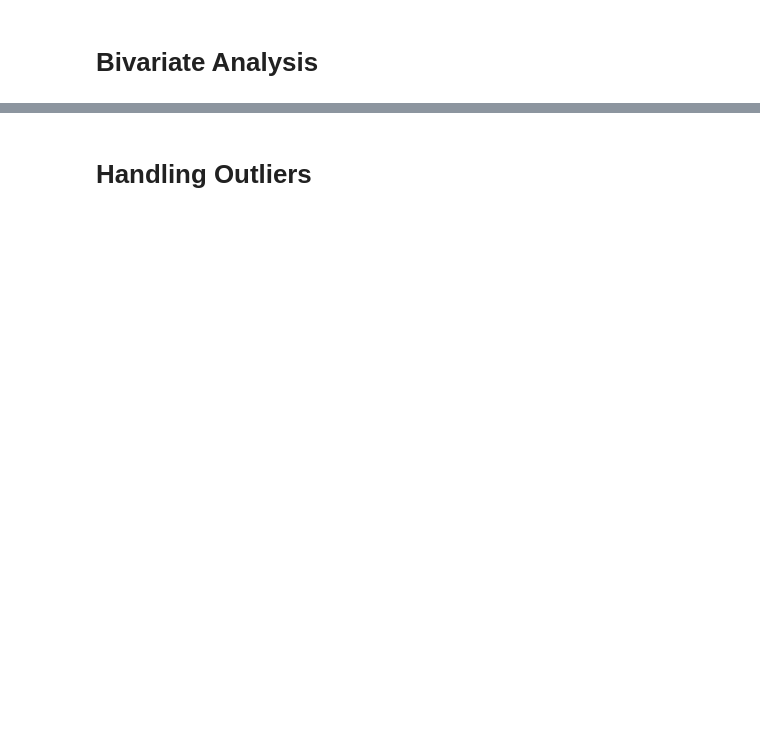
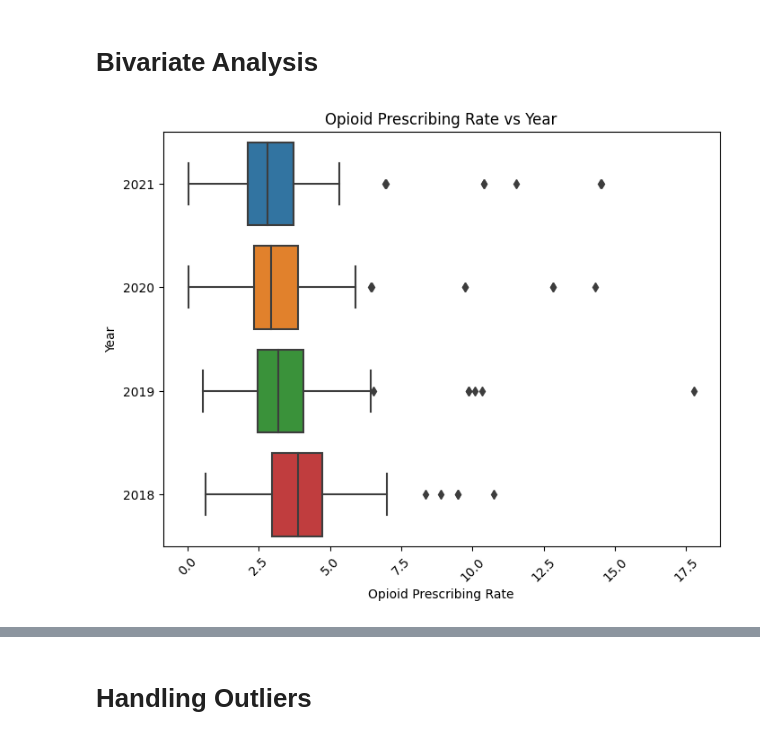
Before and after one commit to stephe-hu/datasci_3_eda, a Jupyter notebook: hha507assignment3.ipynb, the cells around one changed output, grey strips where cells are left out. Drawn from its saved outputs; the diff is of its cells as text; code cells hidden in the pictures; blank space fills up the shorter version.

```diff
--- a/hha507assignment3.ipynb
+++ b/hha507assignment3.ipynb
@@ -136,2 +155,13 @@ plt.show()
 # %% [markdown]
 # Bivariate Analysis
+# %%
+# Create a box plot for Opioid Prescribing Rate vs Year
+plt.figure(figsize=(8, 6))
+sns.boxplot(x='opioid_prscrbng_rate', y='year', data=df)
+plt.title('Opioid Prescribing Rate vs Year')
+plt.xlabel('Opioid Prescribing Rate')
+plt.ylabel('Year')
+plt.xticks(rotation=45)  # Rotate x-axis labels for readability
+plt.show()
+# %% [output]
+[figure, added]
```
Also changed, not shown: parts of 13 cells of this notebook.
